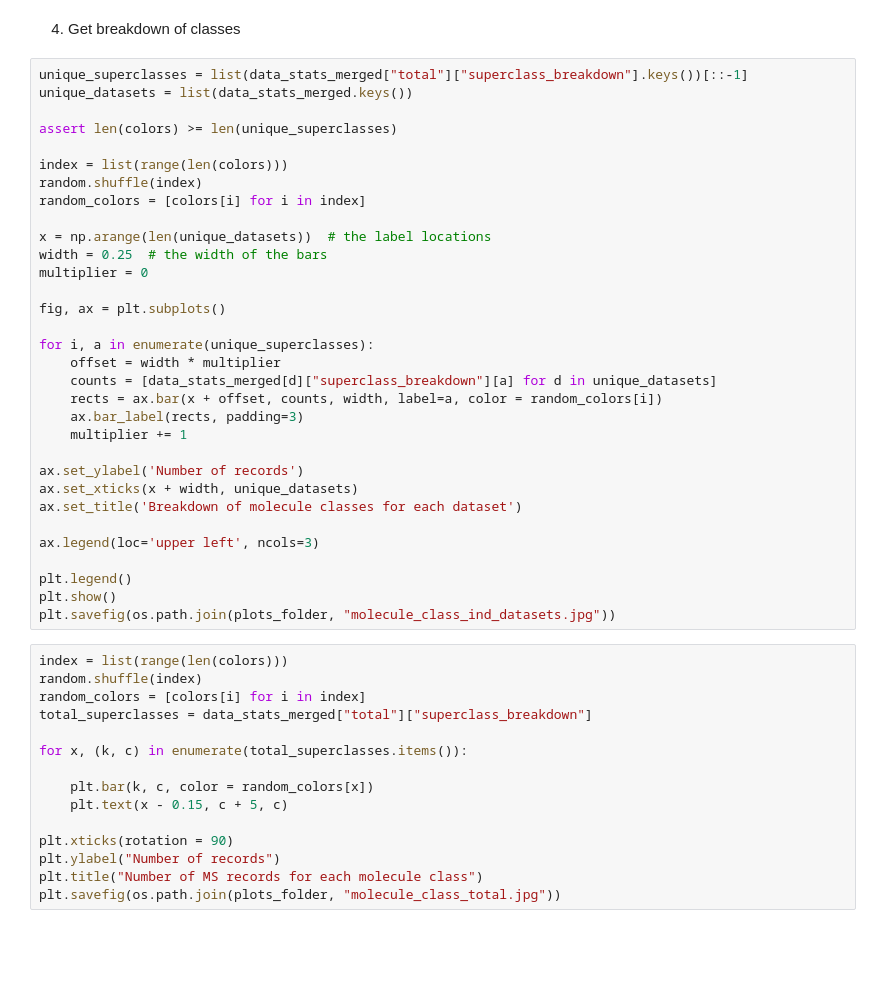
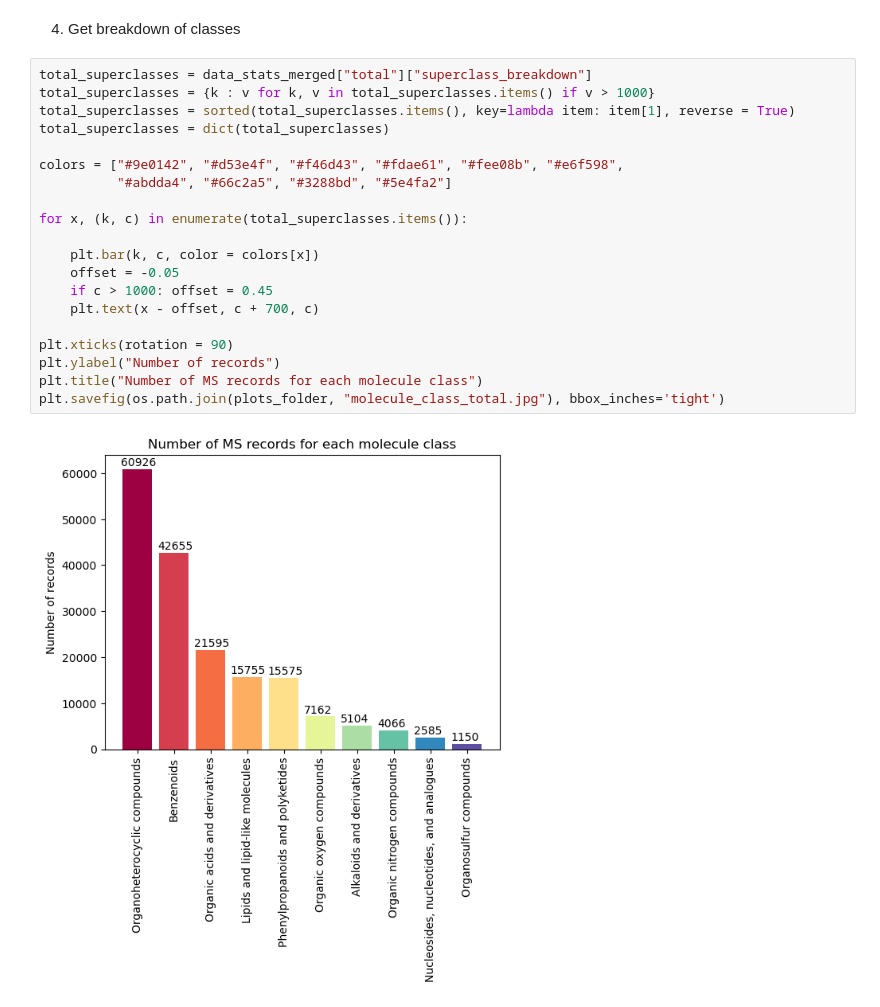
Before and after one commit to serenaklm/ML_MS_analysis, a Jupyter notebook: dataprocessing/07_data_statistics.ipynb, the cells around one changed output. Saved outputs shown, nothing was run; the diff lists cells and outputs as text; blank space fills up the shorter version.

```diff
--- a/dataprocessing/07_data_statistics.ipynb
+++ b/dataprocessing/07_data_statistics.ipynb
@@ -223,49 +220,24 @@ plt.savefig(os.path.join(plots_folder, "instrument_type_total.jpg"))
 # %% [markdown]
 4. Get breakdown of classes
-# %%
-unique_superclasses = list(data_stats_merged["total"]["superclass_breakdown"].keys())[::-1]
-unique_datasets = list(data_stats_merged.keys())
-
-assert len(colors) >= len(unique_superclasses)
-
-index = list(range(len(colors)))
-random.shuffle(index)
-random_colors = [colors[i] for i in index]
-
-x = np.arange(len(unique_datasets))  # the label locations
-width = 0.25  # the width of the bars
-multiplier = 0
-
-fig, ax = plt.subplots()
-
-for i, a in enumerate(unique_superclasses):
-    offset = width * multiplier
-    counts = [data_stats_merged[d]["superclass_breakdown"][a] for d in unique_datasets]
-    rects = ax.bar(x + offset, counts, width, label=a, color = random_colors[i])
-    ax.bar_label(rects, padding=3)
-    multiplier += 1
-
-ax.set_ylabel('Number of records')
-ax.set_xticks(x + width, unique_datasets)
-ax.set_title('Breakdown of molecule classes for each dataset')
-
-ax.legend(loc='upper left', ncols=3)
-
-plt.legend()
-plt.show()
-plt.savefig(os.path.join(plots_folder, "molecule_class_ind_datasets.jpg"))
 # %%
-index = list(range(len(colors)))
-random.shuffle(index)
-random_colors = [colors[i] for i in index]
 total_superclasses = data_stats_merged["total"]["superclass_breakdown"]
+total_superclasses = {k : v for k, v in total_superclasses.items() if v > 1000}
+total_superclasses = sorted(total_superclasses.items(), key=lambda item: item[1], reverse = True)
+total_superclasses = dict(total_superclasses)
+
+colors = ["#9e0142", "#d53e4f", "#f46d43", "#fdae61", "#fee08b", "#e6f598",
+          "#abdda4", "#66c2a5", "#3288bd", "#5e4fa2"]
 
 for x, (k, c) in enumerate(total_superclasses.items()):
 
-    plt.bar(k, c, color = random_colors[x])
-    plt.text(x - 0.15, c + 5, c)
+    plt.bar(k, c, color = colors[x])
+    offset = -0.05
+    if c > 1000: offset = 0.45
+    plt.text(x - offset, c + 700, c)
 
 plt.xticks(rotation = 90)
 plt.ylabel("Number of records")
 plt.title("Number of MS records for each molecule class")
-plt.savefig(os.path.join(plots_folder, "molecule_class_total.jpg"))
+plt.savefig(os.path.join(plots_folder, "molecule_class_total.jpg"), bbox_inches='tight')
+# %% [output]
+[figure, added]
```
Also changed, not shown: parts of 13 cells of this notebook, 2 other files.
